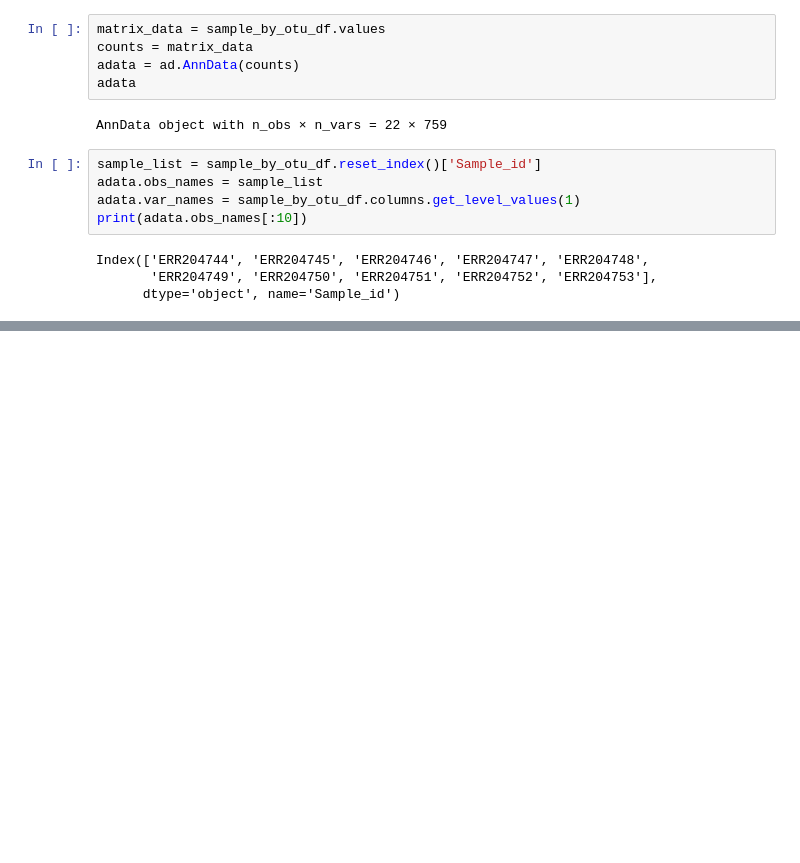
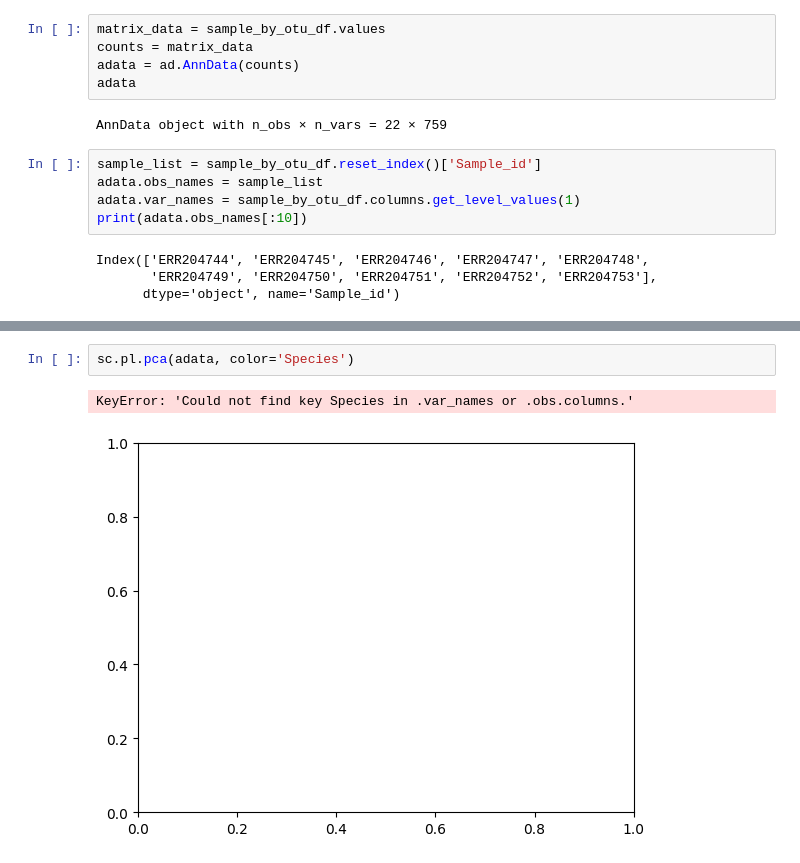
Before and after one commit to MDunitz/metagenomics, a Jupyter notebook: scripts/tutorial_test.ipynb, the cells around one changed output, grey strips where cells are left out. Saved outputs shown, nothing was run; the diff lists cells and outputs as text; blank space fills up the shorter version.

```diff
--- a/scripts/tutorial_test.ipynb
+++ b/scripts/tutorial_test.ipynb
@@ -305,0 +310,5 @@ analyses_df
+# %%
+sc.pl.pca(adata, color='Species')
+# %% [output]
+KeyError: 'Could not find key Species in .var_names or .obs.columns.'
+[figure, added]
```
Also changed, not shown: parts of 24 cells of this notebook, 8 other files.
